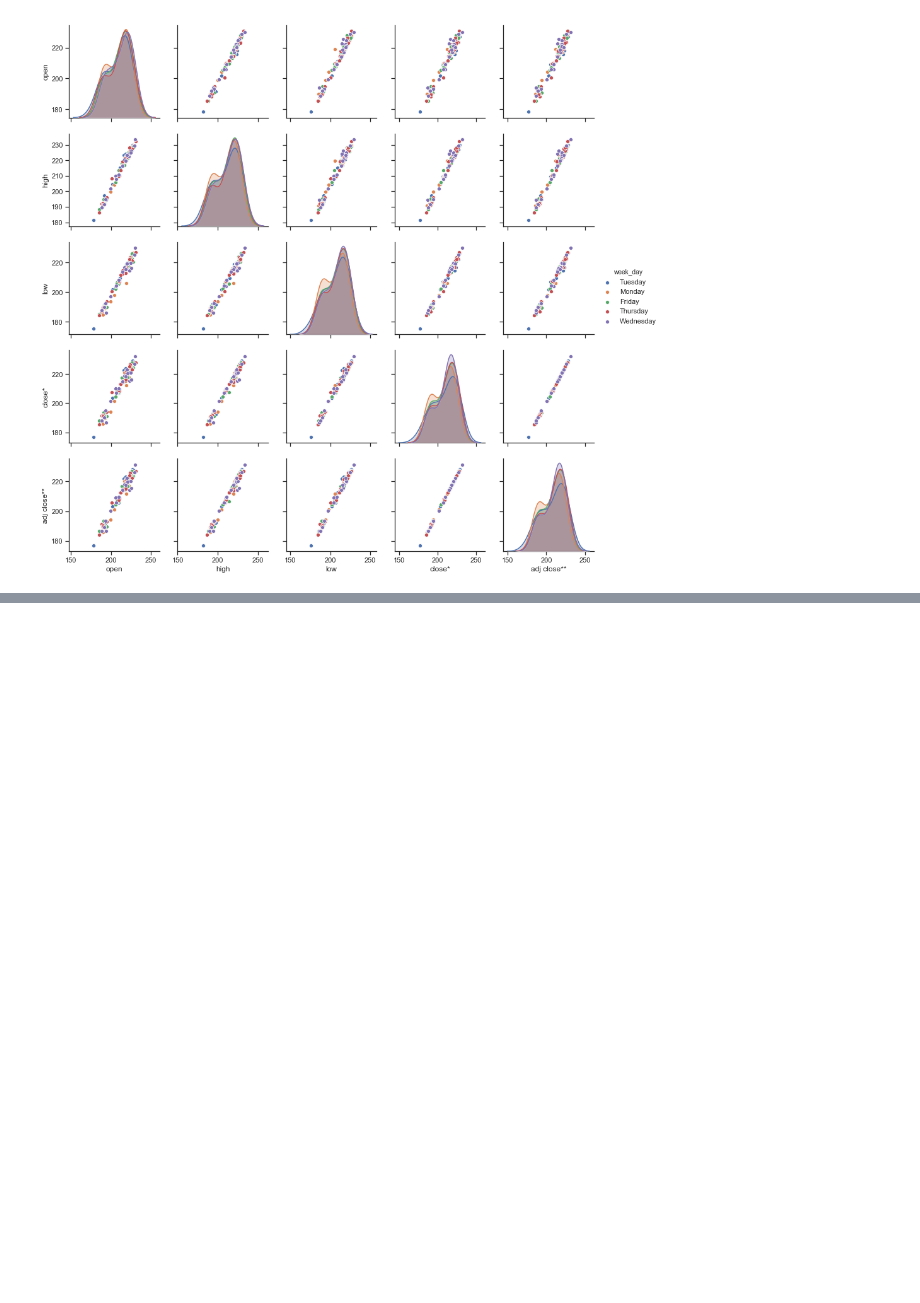
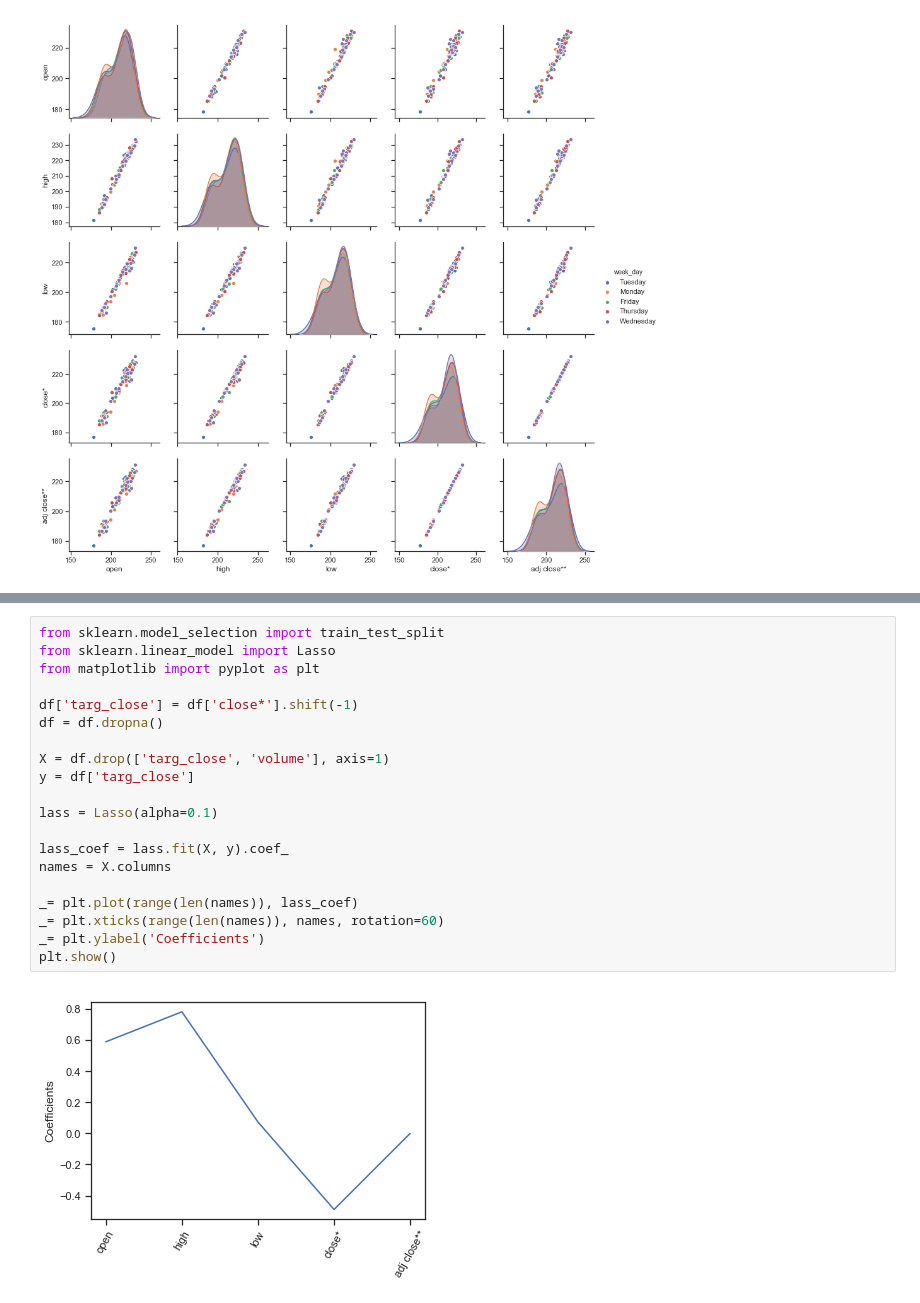
Before and after one commit to carlosezmz/MidtermPrep, a Jupyter notebook: Half of midterm exam.ipynb, the cells around one changed output, grey strips where cells are left out. Drawn from its saved outputs; the diff is of its cells as text; blank space fills up the shorter version.

```diff
--- a/Half of midterm exam.ipynb
+++ b/Half of midterm exam.ipynb
@@ -354,0 +406,22 @@ sns.pairplot(df, hue='week_day')
+# %%
+from sklearn.model_selection import train_test_split
+from sklearn.linear_model import Lasso
+from matplotlib import pyplot as plt
+
+df['targ_close'] = df['close*'].shift(-1)
+df = df.dropna()
+
+X = df.drop(['targ_close', 'volume'], axis=1)
+y = df['targ_close']
+
+lass = Lasso(alpha=0.1)
+
+lass_coef = lass.fit(X, y).coef_
+names = X.columns
+
+_= plt.plot(range(len(names)), lass_coef)
+_= plt.xticks(range(len(names)), names, rotation=60)
+_= plt.ylabel('Coefficients')
+plt.show()
+# %% [output]
+[figure, added]
```
Also changed, not shown: parts of 6 cells of this notebook.
